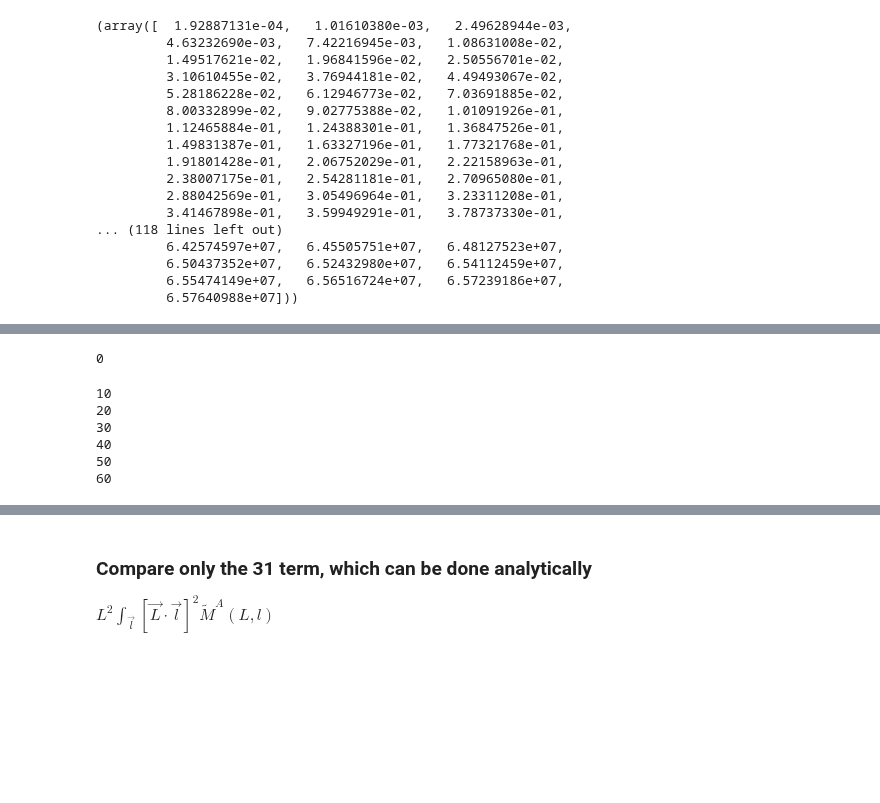
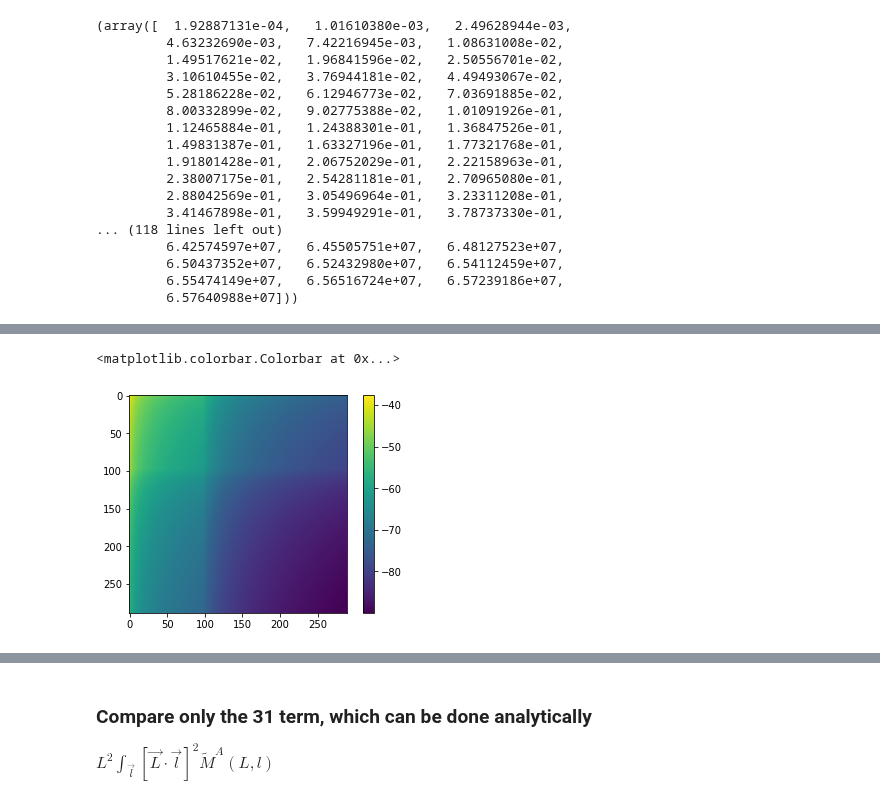
Before and after one commit to VMBoehm/postlimber, a Jupyter notebook: notebooks/PostBornTerms without Limber new approach.ipynb, the cells around one changed output, grey strips where cells are left out. Drawn from its saved outputs; the diff is of its cells as text; code cells hidden in the pictures; blank space fills up the shorter version.

```diff
--- a/notebooks/PostBornTerms without Limber new approach.ipynb
+++ b/notebooks/PostBornTerms without Limber new approach.ipynb
@@ -61,56 +65,48 @@ $\frac{\mathcal A}{2 \pi^2} \sum_n \int dr \chi_{cmb}^{-\nu} r^{-\nu-1} W(r \chi
 # %%
 #getting MA
 bin_num = 'all'
-def lensing_kernel(xi, xmax):
-    return (xmax - xi)/(xmax*xi) * (xmax > xi)
+_, MA = np.load('../M_matrices/MA_bin_%s.npy'%str(bin_num))
+#
+# def lensing_kernel(xi, xmax):
+#     return (xmax - xi)/(xmax*xi) * (xmax > xi)
 
-kernel1 = lensing_kernel
-kernel2 = lsst_kernel_cb
+# kernel1 = lensing_kernel
+# kernel2 = lsst_kernel_cb
 
-r2d, t2d = np.meshgrid(t_,t_)
-w11, w12 = np.meshgrid(w1,w1)
-#nu axis
-r2d, t2d = np.expand_dims(r2d, 2), np.expand_dims(t2d, 2)
-w11, w12 = np.expand_dims(w11, 2), np.expand_dims(w12, 2)
+# r2d, t2d = np.meshgrid(t_,t_)
+# w11, w12 = np.meshgrid(w1,w1)
+# #nu axis
+# r2d, t2d = np.expand_dims(r2d, 2), np.expand_dims(t2d, 2)
+# w11, w12 = np.expand_dims(w11, 2), np.expand_dims(w12, 2)
 
-clphiphirt_ = np.expand_dims(clphiphirt,-1)
-clphiphir_over_t_ = np.expand_dims(clphiphir_over_t,-1)
+# clphiphirt_ = np.expand_dims(clphiphirt,-1)
+# clphiphir_over_t_ = np.expand_dims(clphiphir_over_t,-1)
 
-result = np.zeros((len(ell_),len(ell_)))
+# result = np.zeros((len(ell_),len(ell_)))
 
-chimax  = chi_cmb
+# chimax  = chi_cmb
 
-n = 2
+# n = 2
 
-begin=time.time()
-for nn in range(len(ell_)):
-    if nn%10==0:
-        print(nn)
-    chi1fac0 = (kernel1(r2d*chimax,chimax)*D_chi(r2d*chimax)*(1.+z_chi(r2d*chimax)))
-    chi1fac0 = chi1fac0 *(r2d*chimax)**(1-(n+nu_n_.reshape(1, 1, -1)))
+# begin=time.time()
+# for nn in range(len(ell_)):
+#     if nn%10==0:
+#         print(nn)
+#     chi1fac0 = (kernel1(r2d*chimax,chimax)*D_chi(r2d*chimax)*(1.+z_chi(r2d*chimax)))
+#     chi1fac0 = chi1fac0 *(r2d*chimax)**(1-(n+nu_n_.reshape(1, 1, -1)))
 
-    chi2fac00 = (kernel2(t2d*r2d*chimax)*D_chi(r2d*t2d*chimax)*clphiphirt_[nn])
-    chi2fac01 = (kernel2(1./t2d*r2d*chimax)*D_chi(r2d/t2d*chimax)*clphiphir_over_t_[nn])
-    chi2fac01 = chi2fac01 * t2d**((n+nu_n_).reshape(1, 1, -1)-2)
-    chi2fac0  = chi2fac00 + chi2fac01
+#     chi2fac00 = (kernel2(t2d*r2d*chimax)*D_chi(r2d*t2d*chimax)*clphiphirt_[nn])
+#     chi2fac01 = (kernel2(1./t2d*r2d*chimax)*D_chi(r2d/t2d*chimax)*clphiphir_over_t_[nn])
+#     chi2fac01 = chi2fac01 * t2d**((n+nu_n_).reshape(1, 1, -1)-2)
+#     chi2fac0  = chi2fac00 + chi2fac01
 
-    chifacs   = w11*w12*chi1fac0* chi2fac0
+#     chifacs   = w11*w12*chi1fac0* chi2fac0
 
-    lmax = ell_.size
-    for ii  in range(ell_.size):
-        result[nn][ii] = np.sum(chifacs*I2_ltrc[ii])
+#     lmax = ell_.size
+#     for ii  in range(ell_.size):
+#         result[nn][ii] = np.sum(chifacs*I2_ltrc[ii])
 
-print(time.time()-begin)
+# print(time.time()-begin)
 
-MA = chimax * result*1./np.pi**2/2.*prefac/4.
-MA_spline = RectBivariateSpline(ell_,ell_,MA)
-np.save('../M_matrices/MA_bin_%s'%str(bin_num),[ell_,ell_,MA])
-np.save('../M_matrices/MA_slpine_bin_%s'%str(bin_num),MA_spline)
+# MA = chimax * result*1./np.pi**2/2.*prefac/4.
+#np.save('../M_matrices/MA_bin_%s'%str(bin_num),[np.meshgrid(ell_),MA.T])
-# %% [output]
-0
-10
-20
-30
-40
-50
-60
@@ -117,3 +115,7 @@ np.save('../M_matrices/MA_slpine_bin_%s'%str(bin_num),MA_spline)
 # %%
-plt.imshow(MA)
+plt.imshow(np.log(MA))
+plt.colorbar()
+# %% [output]
+<matplotlib.colorbar.Colorbar at 0x...>
+[figure, added]
 # %%
```
Also changed, not shown: parts of 30 cells of this notebook, 8 other files.
